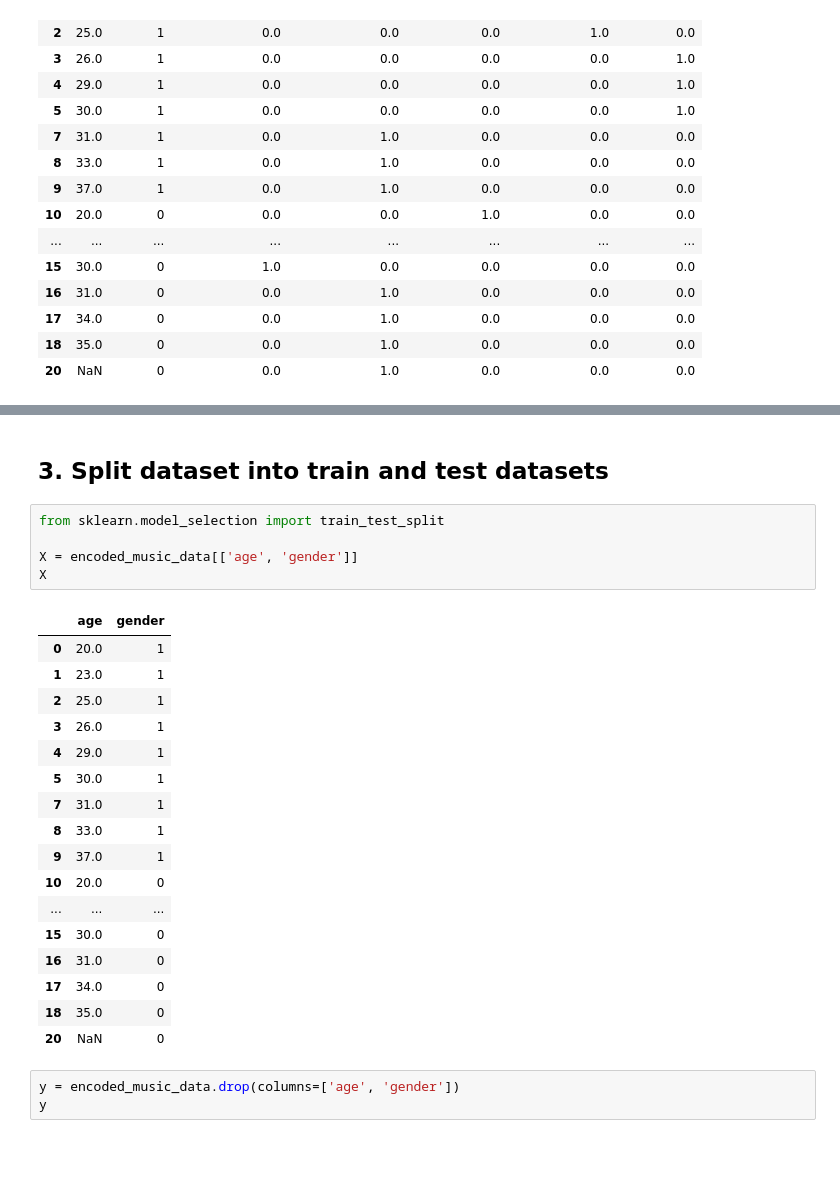
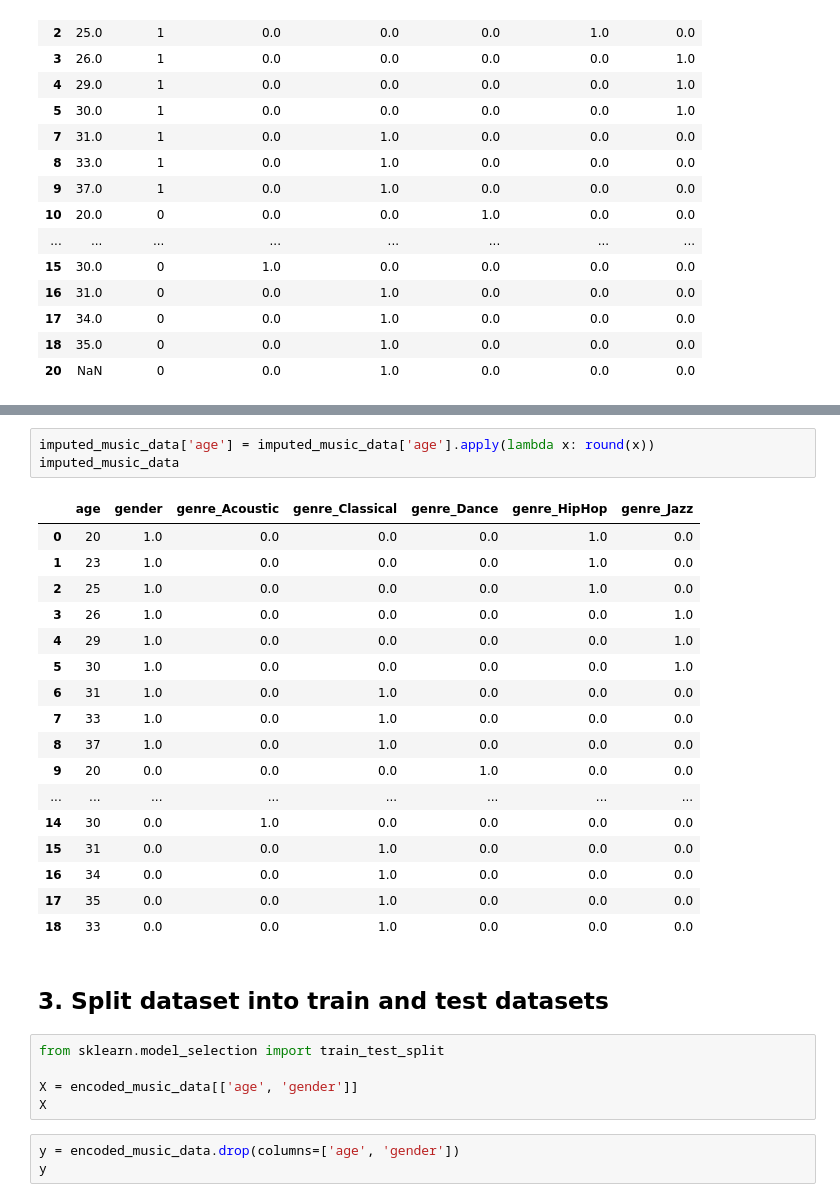
Before and after one commit to ali-soltani-redgate/data-driven-gen, a Jupyter notebook: lession2/music_recommender.ipynb, the cells around one changed output, grey strips where cells are left out. Drawn from its saved outputs; the diff is of its cells as text; blank space fills up the shorter version.

```diff
--- a/lession2/music_recommender.ipynb
+++ b/lession2/music_recommender.ipynb
@@ -114,28 +191,31 @@ encoded_music_data
+# %%
+imputed_music_data['age'] = imputed_music_data['age'].apply(lambda x: round(x))
+imputed_music_data
+# %% [output]
+|  | age | gender | genre_Acoustic | genre_Classical | genre_Dance | genre_HipHop | genre_Jazz |
+| 0 | 20 | 1.0 | 0.0 | 0.0 | 0.0 | 1.0 | 0.0 |
+| 1 | 23 | 1.0 | 0.0 | 0.0 | 0.0 | 1.0 | 0.0 |
+| 2 | 25 | 1.0 | 0.0 | 0.0 | 0.0 | 1.0 | 0.0 |
+| 3 | 26 | 1.0 | 0.0 | 0.0 | 0.0 | 0.0 | 1.0 |
+| 4 | 29 | 1.0 | 0.0 | 0.0 | 0.0 | 0.0 | 1.0 |
+| 5 | 30 | 1.0 | 0.0 | 0.0 | 0.0 | 0.0 | 1.0 |
+| 6 | 31 | 1.0 | 0.0 | 1.0 | 0.0 | 0.0 | 0.0 |
+| 7 | 33 | 1.0 | 0.0 | 1.0 | 0.0 | 0.0 | 0.0 |
+| 8 | 37 | 1.0 | 0.0 | 1.0 | 0.0 | 0.0 | 0.0 |
+| 9 | 20 | 0.0 | 0.0 | 0.0 | 1.0 | 0.0 | 0.0 |
+| ... | ... | ... | ... | ... | ... | ... | ... |
+| 14 | 30 | 0.0 | 1.0 | 0.0 | 0.0 | 0.0 | 0.0 |
+| 15 | 31 | 0.0 | 0.0 | 1.0 | 0.0 | 0.0 | 0.0 |
+| 16 | 34 | 0.0 | 0.0 | 1.0 | 0.0 | 0.0 | 0.0 |
+| 17 | 35 | 0.0 | 0.0 | 1.0 | 0.0 | 0.0 | 0.0 |
+| 18 | 33 | 0.0 | 0.0 | 1.0 | 0.0 | 0.0 | 0.0 |
 # %% [markdown]
 ## 3. Split dataset into train and test datasets
-# %%
-from sklearn.model_selection import train_test_split
-
-X = encoded_music_data[['age', 'gender']]
-X
-# %% [output]
-|  | age | gender |
-| 0 | 20.0 | 1 |
-| 1 | 23.0 | 1 |
-| 2 | 25.0 | 1 |
-| 3 | 26.0 | 1 |
-| 4 | 29.0 | 1 |
-| 5 | 30.0 | 1 |
-| 7 | 31.0 | 1 |
-| 8 | 33.0 | 1 |
-| 9 | 37.0 | 1 |
-| 10 | 20.0 | 0 |
-| ... | ... | ... |
-| 15 | 30.0 | 0 |
-| 16 | 31.0 | 0 |
-| 17 | 34.0 | 0 |
-| 18 | 35.0 | 0 |
-| 20 | NaN | 0 |
+# %%
+from sklearn.model_selection import train_test_split
+
+X = encoded_music_data[['age', 'gender']]
+X
 # %%
 y = encoded_music_data.drop(columns=['age', 'gender'])
 y
```
Also changed, not shown: parts of 5 cells of this notebook.
